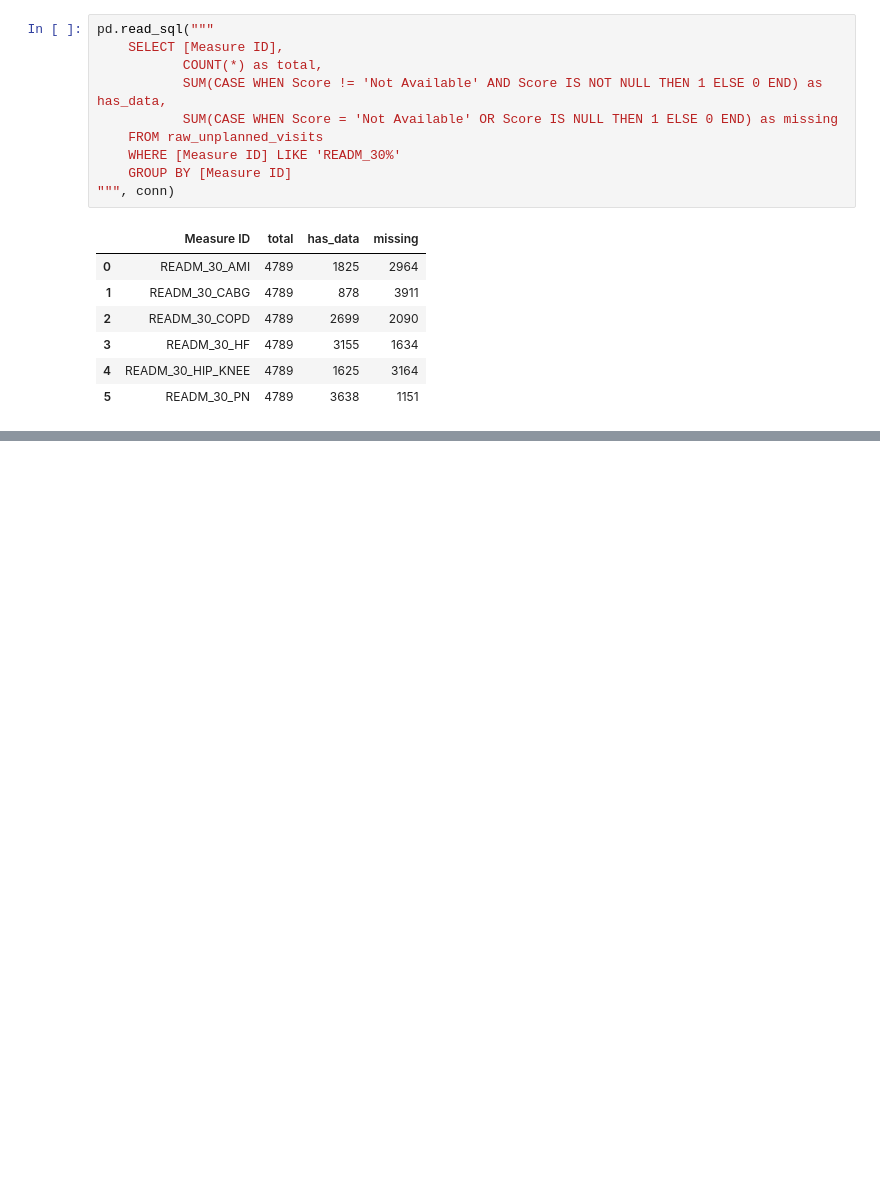
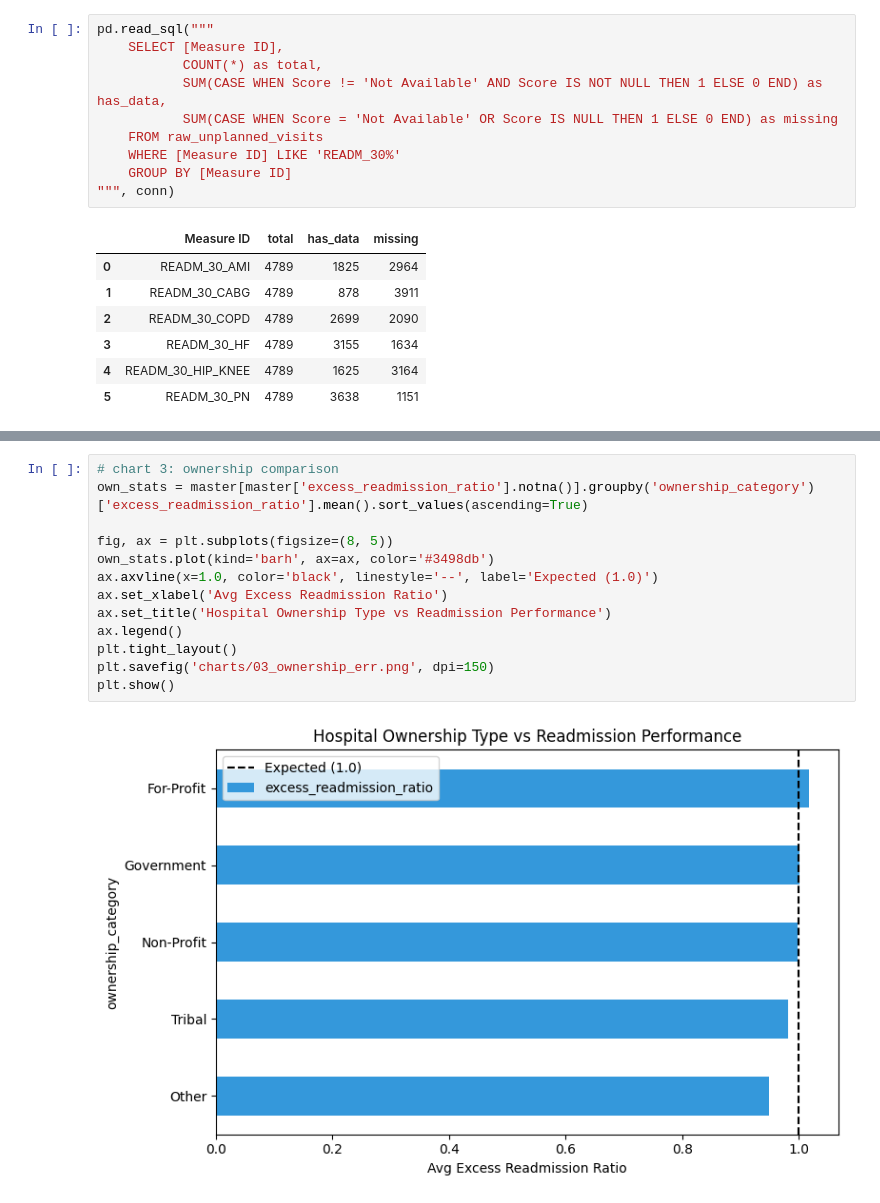
Before and after one commit to athulyabiju23/hospital-readmission-analysis, a Jupyter notebook: hospital_readmission_analysis.ipynb, the cells around one changed output, grey strips where cells are left out. Cells and saved outputs as stored; diff of their text form; blank space fills up the shorter version.

```diff
--- a/hospital_readmission_analysis.ipynb
+++ b/hospital_readmission_analysis.ipynb
@@ -180,0 +569,15 @@ pd.read_sql("""
+# %%
+# chart 3: ownership comparison
+own_stats = master[master['excess_readmission_ratio'].notna()].groupby('ownership_category')['excess_readmission_ratio'].mean().sort_values(ascending=True)
+
+fig, ax = plt.subplots(figsize=(8, 5))
+own_stats.plot(kind='barh', ax=ax, color='#3498db')
+ax.axvline(x=1.0, color='black', linestyle='--', label='Expected (1.0)')
+ax.set_xlabel('Avg Excess Readmission Ratio')
+ax.set_title('Hospital Ownership Type vs Readmission Performance')
+ax.legend()
+plt.tight_layout()
+plt.savefig('charts/03_ownership_err.png', dpi=150)
+plt.show()
+# %% [output]
+[figure, added]
```
Also changed, not shown: parts of 25 cells of this notebook, 9 other files.
